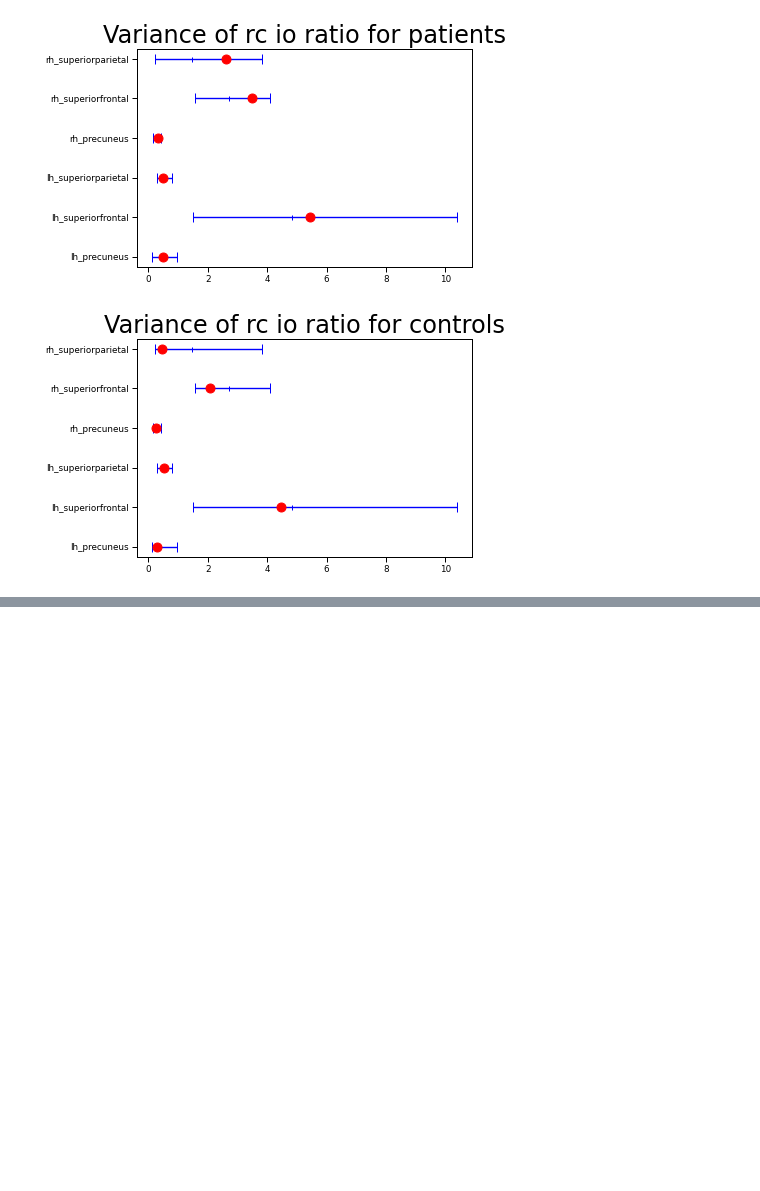
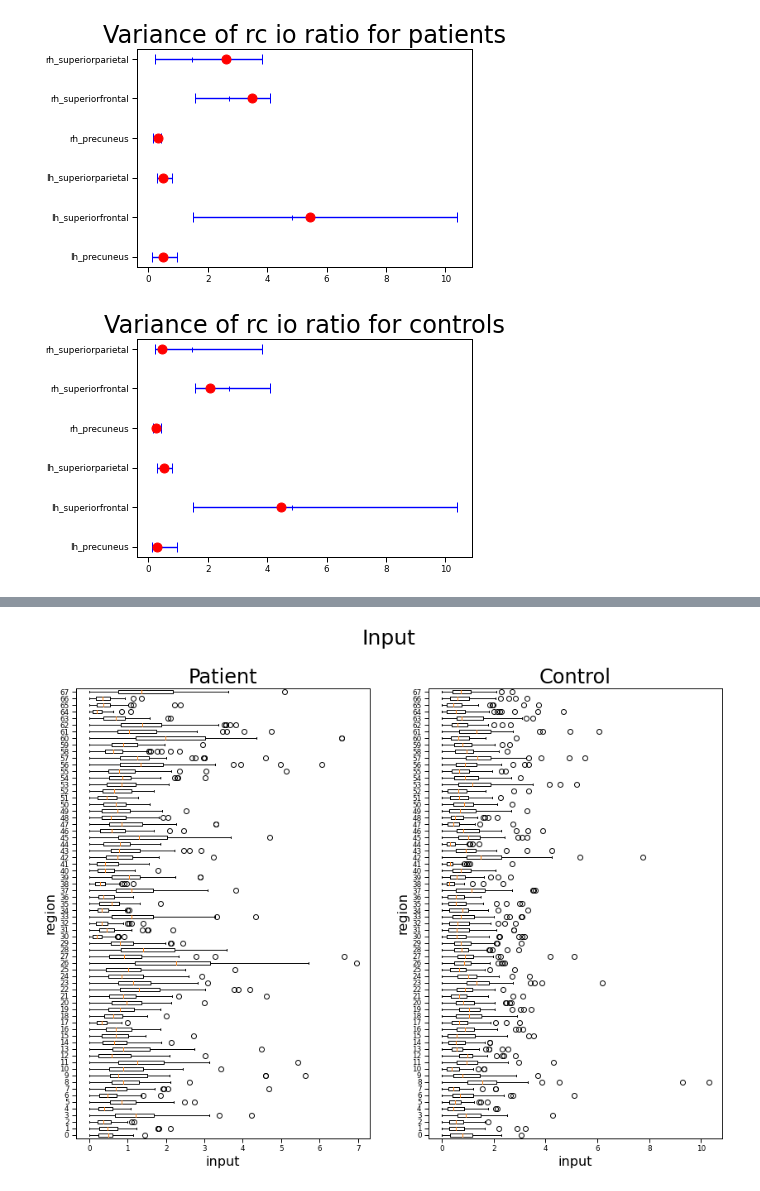
Before and after one commit to bjoernkoehn21/Reproduce-results-from-Senden-paper, a Jupyter notebook: SZ_analysis_subjectwise.ipynb, the cells around one changed output, grey strips where cells are left out. Saved outputs shown, nothing was run; the diff lists cells and outputs as text; code cells hidden in the pictures; blank space fills up the shorter version.

Commit message:
#5 -- add subjectwise analysis of total rc input and output

```diff
--- a/SZ_analysis_subjectwise.ipynb
+++ b/SZ_analysis_subjectwise.ipynb
@@ -798,8 +780,8 @@ if save_EC_and_model_parametes_flag:
     np.save(_RES_DIR + 'R2_controls.npy', R2_controls)
 else:
     # Load EC per subject for patients & control group.
-    C_patients_dict = np.load(_RES_DIR + 'C_patients.npy', allow_pickle=True).tolist()
-    C_controls_dict = np.load(_RES_DIR + 'C_controls.npy', allow_pickle=True).tolist()
+    C_patients_dict = np.load(_RES_DIR + 'C_patients_dict.npy', allow_pickle=True).tolist()
+    C_controls_dict = np.load(_RES_DIR + 'C_controls_dict.npy', allow_pickle=True).tolist()
     # Load model parametes.
     J_patients = np.load(_RES_DIR + 'J_patients.npy')
     J_controls = np.load(_RES_DIR + 'J_controls.npy')
@@ -812,5 +794,5 @@ else:
 C_patients = C_patients_dict['C_mod']
 C_controls = C_controls_dict['C_mod']
 print('Save flag is', green(save_EC_and_model_parametes_flag, 'bold'))
-print('epsilon_C =', epsilon_C)
+print('epsilon_C =', C_patients_dict['epsilon_C'])
 # %% [output]
@@ -819,6 +801,6 @@ epsilon_C = 0.0001
 # %%
 ## Examine input and output to and from the RC.
-def calculate_RC_input_and_output(C, input_is_rowsum=input_is_rowsum_flag):
+def calculate_feeder_input_and_output(C, input_is_rowsum=input_is_rowsum_flag):
     if input_is_rowsum:
         input_axis = 0
         output_axis = 1
@@ -902,20 +884,20 @@ indexes_rc = np.array(*np.where(mask_rc))
 print(black('Rich club regions:\n', 'bold'), roi_labels[mask_rc].tolist())
 
 #[roi_input, roi_output, io_ratio_rc,
-# io_ratio_periph] = calculate_RC_input_and_output(C)
+# io_ratio_periph] = calculate_feeder_input_and_output(C)
 #[roi_input_controls, roi_output_controls, io_ratio_rc_controls,
-# io_ratio_periph_controls] = calculate_RC_input_and_output(C_controls)
+# io_ratio_periph_controls] = calculate_feeder_input_and_output(C_controls)
 
 #print(black('\nPatient group:', 'bold'))
 [input_rc_patients, output_rc_patients, input_periph_patients,
 output_periph_patients] = np.squeeze(np.split(
-    np.array([ calculate_RC_input_and_output(x) for x in C_patients ]),
-    n_shifts, axis=1))
+    np.array([ calculate_feeder_input_and_output(x) for x in C_patients ]),
+    4, axis=1))
 #print(black('\nControl group:', 'bold'))
 [input_rc_controls, output_rc_controls, input_periph_controls,
 output_periph_controls] = np.squeeze(np.split(
-    np.array([ calculate_RC_input_and_output(x) for x in C_controls ]),
-    n_shifts, axis=1))
+    np.array([ calculate_feeder_input_and_output(x) for x in C_controls ]),
+    4, axis=1))
 # %% [output]
 Rich club regions:
  ['lh_precuneus', 'lh_superiorfrontal', 'lh_superiorparietal', 'rh_precuneus', 'rh_superiorfrontal', 'rh_superiorparietal']
@@ -1462,0 +1437,59 @@ np.vectorize(real_sampling)
+# %%
+def plot_all_io_group_comparing_boxplot(input_patients, output_patients,
+                              input_controls, output_controls):
+    plt.figure(figsize=(14, 10))
+    plt.suptitle('Input', fontsize=suptitle_fontsize)
+    plt.subplots_adjust(top=top_adjust)
+    plt.subplot(121)
+    plt.title('Patient', fontsize=title_fontsize)
+    plt.ylabel('region', fontsize=axis_lable_fontsize)
+    plt.xlabel('input', fontsize=axis_lable_fontsize)
+    n_rois = input_patients.shape[1]
+    plt.boxplot(input_patients, positions = np.arange(n_rois), vert=False)
+    plt.subplot(122)
+    plt.title('Control', fontsize=title_fontsize)
+    plt.ylabel('region', fontsize=axis_lable_fontsize)
+    plt.xlabel('input', fontsize=axis_lable_fontsize)
+    n_rois = input_controls.shape[1]
+    plt.boxplot(input_controls, positions = np.arange(n_rois), vert=False)
+    plt.show()
+    plt.figure(figsize=(14, 10))
+    plt.suptitle('Output', fontsize=suptitle_fontsize)
+    plt.subplots_adjust(top=top_adjust)
+    plt.subplot(121)
+    plt.title('Patient', fontsize=title_fontsize)
+    plt.ylabel('region', fontsize=axis_lable_fontsize)
+    plt.xlabel('output', fontsize=axis_lable_fontsize)
+    n_rois = output_patients.shape[1]
+    plt.boxplot(output_patients, positions = np.arange(n_rois), vert=False)
+    plt.subplot(122)
+    plt.title('Control', fontsize=title_fontsize)
+    plt.ylabel('region', fontsize=axis_lable_fontsize)
+    plt.xlabel('output', fontsize=axis_lable_fontsize)
+    n_rois = output_controls.shape[1]
+    plt.boxplot(output_controls, positions = np.arange(n_rois), vert=False)
+    plt.show()
+
+#print(black('\nPatient group:', 'bold'))
+[input_rois_patients, output_rois_patients] = np.squeeze(np.split(
+    np.array([ calculate_RC_rois_input_and_output(x) for x in C_patients ]),
+    2, axis=1))
+#print(black('\nControl group:', 'bold'))
+[input_rois_controls, output_rois_controls] = np.squeeze(np.split(
+    np.array([ calculate_RC_rois_input_and_output(x) for x in C_controls ]),
+    2, axis=1))
+
+suptitle_fontsize = 25
+title_fontsize = 24
+axis_lable_fontsize = 16
+fontsize = 15
+top_adjust = 0.88
+print(black('RC-indexes:\n', 'bold'), indexes_rc)
+print(red('Investigate input and output regionwise for all connections:',
+          'bold'))
+plot_all_io_group_comparing_boxplot(
+    input_rois_patients,input_rois_controls,
+    output_rois_patients, output_rois_controls)
+print('Mean input:\t', input_rois_patients.mean(),
+  '(patients)\t', input_rois_controls.mean(), '(contols)')
+# %% [output]
@@ -1462,0 +1499 @@ np.vectorize(real_sampling)
+[figure, added]
```
Also changed, not shown: parts of 18 cells of this notebook, 8 other files.
